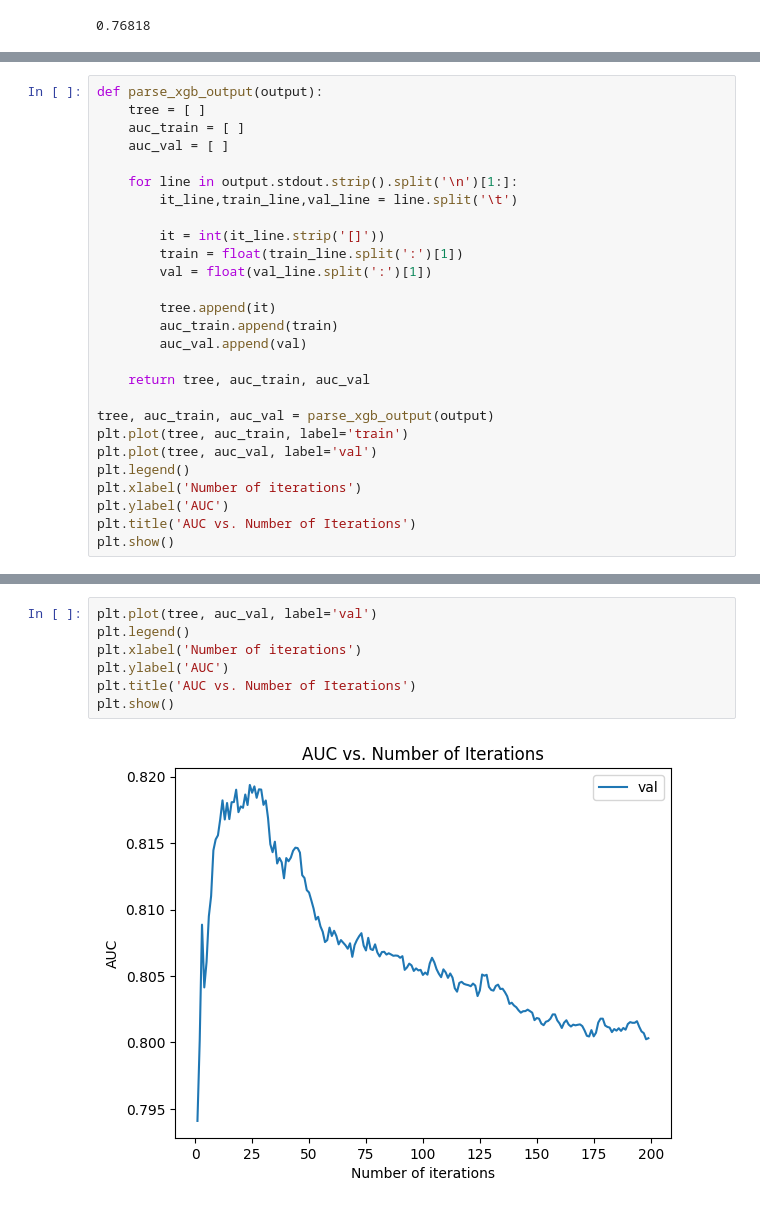
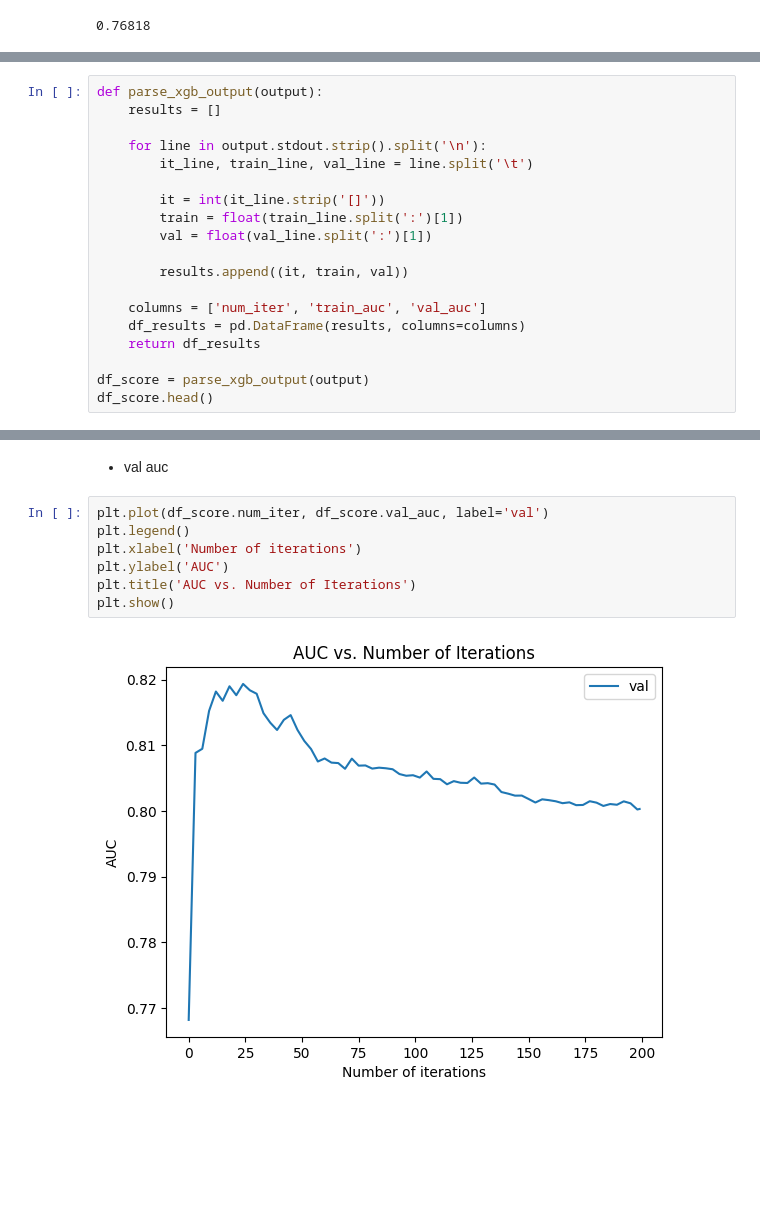
Before and after one commit to Joon-hub/MLZoomcamp, a Jupyter notebook: Week_6_Trees_and_Ensemble_models/DecisionTree.ipynb, the cells around one changed output, grey strips where cells are left out. Saved outputs shown, nothing was run; the diff lists cells and outputs as text; blank space fills up the shorter version.

```diff
--- a/Week_6_Trees_and_Ensemble_models/DecisionTree.ipynb
+++ b/Week_6_Trees_and_Ensemble_models/DecisionTree.ipynb
@@ -762,28 +770,20 @@ float(val_auc.split(':')[1])
 # %%
 def parse_xgb_output(output):
-    tree = [ ]
-    auc_train = [ ]
-    auc_val = [ ]
+    results = []
 
-    for line in output.stdout.strip().split('\n')[1:]:
-        it_line,train_line,val_line = line.split('\t')
+    for line in output.stdout.strip().split('\n'):
+        it_line, train_line, val_line = line.split('\t')
 
         it = int(it_line.strip('[]'))
         train = float(train_line.split(':')[1])
         val = float(val_line.split(':')[1])
 
-        tree.append(it)
-        auc_train.append(train)
-        auc_val.append(val)
+        results.append((it, train, val))
 
-    return tree, auc_train, auc_val
+    columns = ['num_iter', 'train_auc', 'val_auc']
+    df_results = pd.DataFrame(results, columns=columns)
+    return df_results
 
-tree, auc_train, auc_val = parse_xgb_output(output)
-plt.plot(tree, auc_train, label='train')
-plt.plot(tree, auc_val, label='val')
-plt.legend()
-plt.xlabel('Number of iterations')
-plt.ylabel('AUC')
-plt.title('AUC vs. Number of Iterations')
-plt.show()
+df_score = parse_xgb_output(output)
+df_score.head()
 # %% [output]
@@ -791,10 +805,12 @@ plt.show()
+# %% [markdown]
+- val auc
 # %%
-plt.plot(tree, auc_val, label='val')
+plt.plot(df_score.num_iter, df_score.val_auc, label='val')
 plt.legend()
 plt.xlabel('Number of iterations')
 plt.ylabel('AUC')
 plt.title('AUC vs. Number of Iterations')
 plt.show()
 # %% [output]
-[figure, old version]
+[figure, new version]
 # %% [markdown]
```
Also changed, not shown: parts of 55 cells of this notebook, 1 other file.
